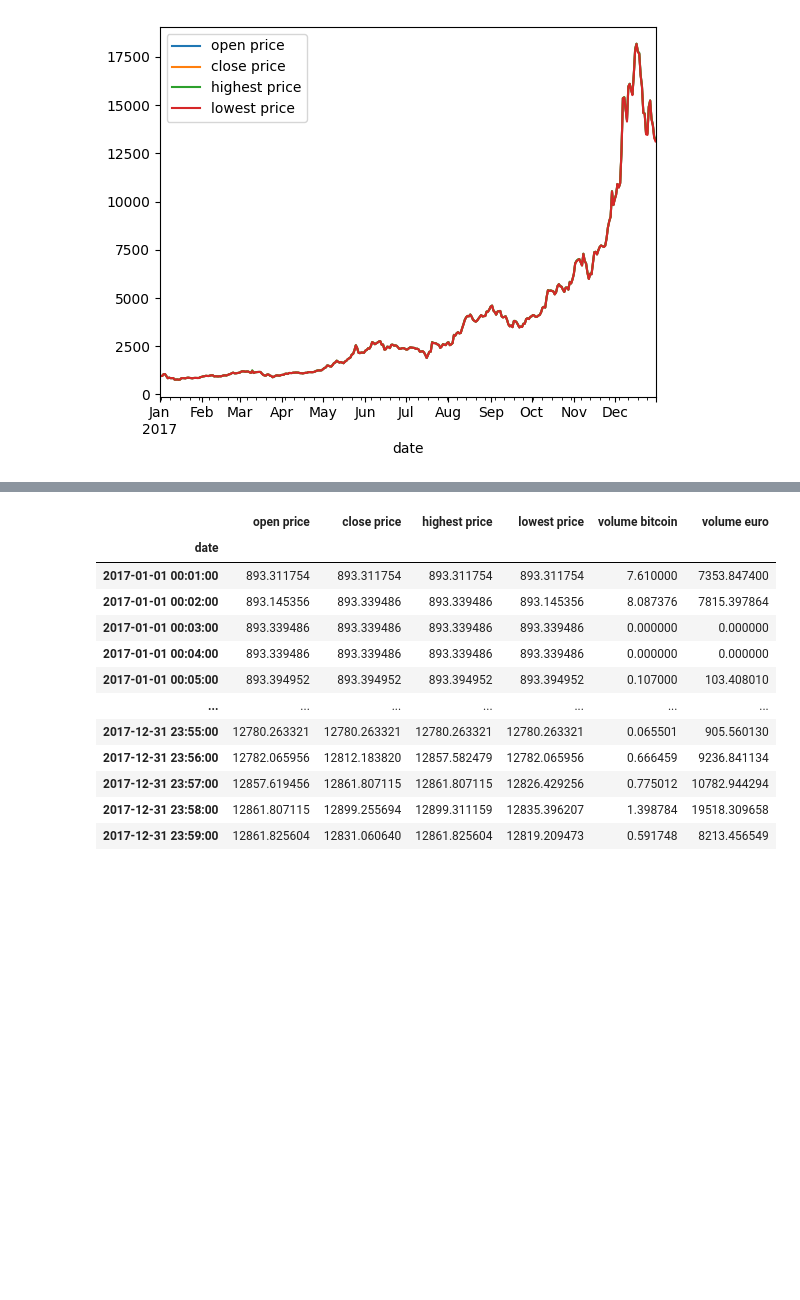
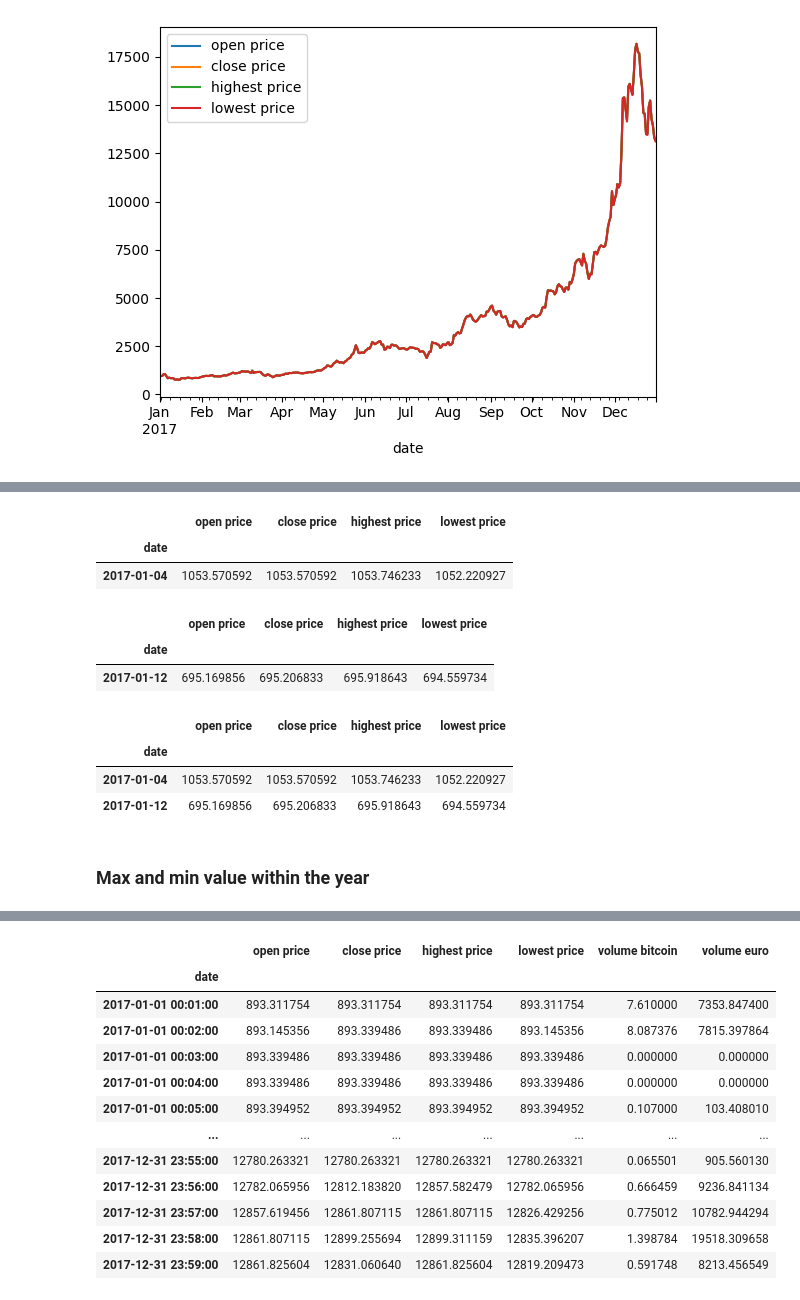
Before and after one commit to tiagohorta21/bitcoin_idc, a Jupyter notebook: main.ipynb, the cells around one changed output, grey strips where cells are left out. Drawn from its saved outputs; the diff is of its cells as text; code cells hidden in the pictures; blank space fills up the shorter version.

```diff
--- a/main.ipynb
+++ b/main.ipynb
@@ -104,0 +109,5 @@ plot_2 = day_resample_max.plot_bokeh(
+# %%
+priceDT = bitcoin_2017[price]
+
+januaryMax = priceDT["2017-01-01":"2017-01-31"].resample('D').max()
+januaryMin = priceDT["2017-01-01":"2017-01-31"].resample('D').min()
@@ -104,0 +142,21 @@ plot_2 = day_resample_max.plot_bokeh(
+# %%
+januaryMax.filter(like='2017-01-04', axis=0)
+# %% [output]
+|  | open price | close price | highest price | lowest price |
+| date |  |  |  |  |
+| 2017-01-04 | 1053.570592 | 1053.570592 | 1053.746233 | 1052.220927 |
+# %%
+januaryMin.filter(like='2017-01-12', axis=0)
+# %% [output]
+|  | open price | close price | highest price | lowest price |
+| date |  |  |  |  |
+| 2017-01-12 | 695.169856 | 695.206833 | 695.918643 | 694.559734 |
+# %%
+pd.concat([januaryMax.filter(like='2017-01-04', axis=0), januaryMin.filter(like='2017-01-12', axis=0)])
+# %% [output]
+|  | open price | close price | highest price | lowest price |
+| date |  |  |  |  |
+| 2017-01-04 | 1053.570592 | 1053.570592 | 1053.746233 | 1052.220927 |
+| 2017-01-12 | 695.169856 | 695.206833 | 695.918643 | 694.559734 |
+# %% [markdown]
+### Max and min value within the year
```
Also changed, not shown: parts of 7 cells of this notebook, 1 other file.
